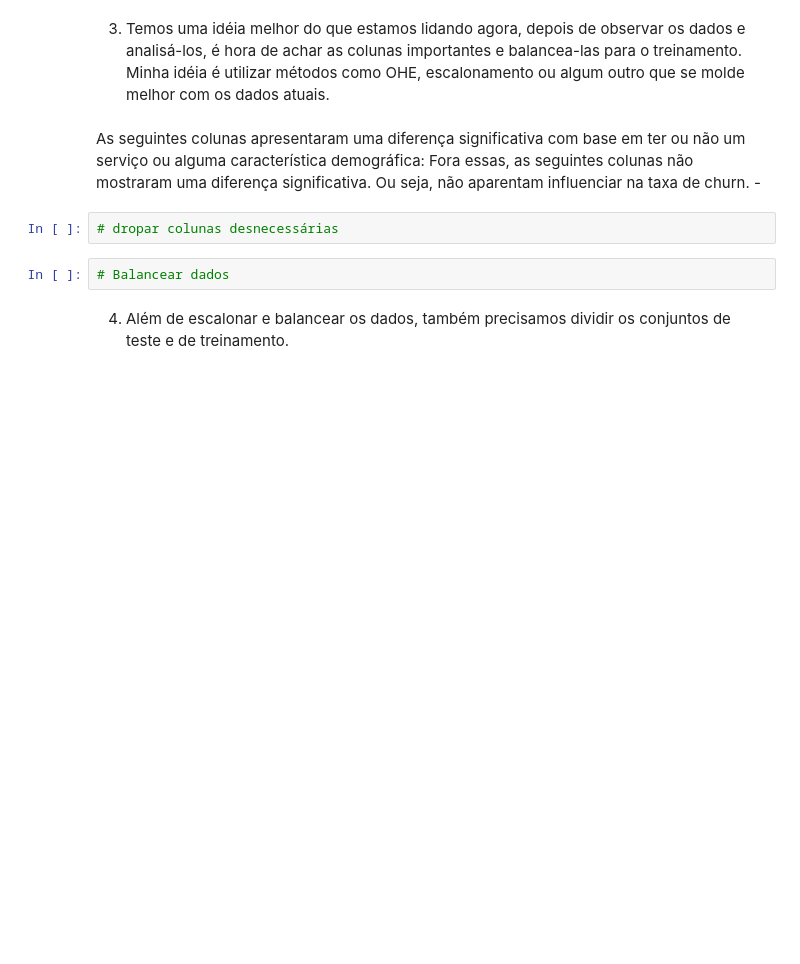
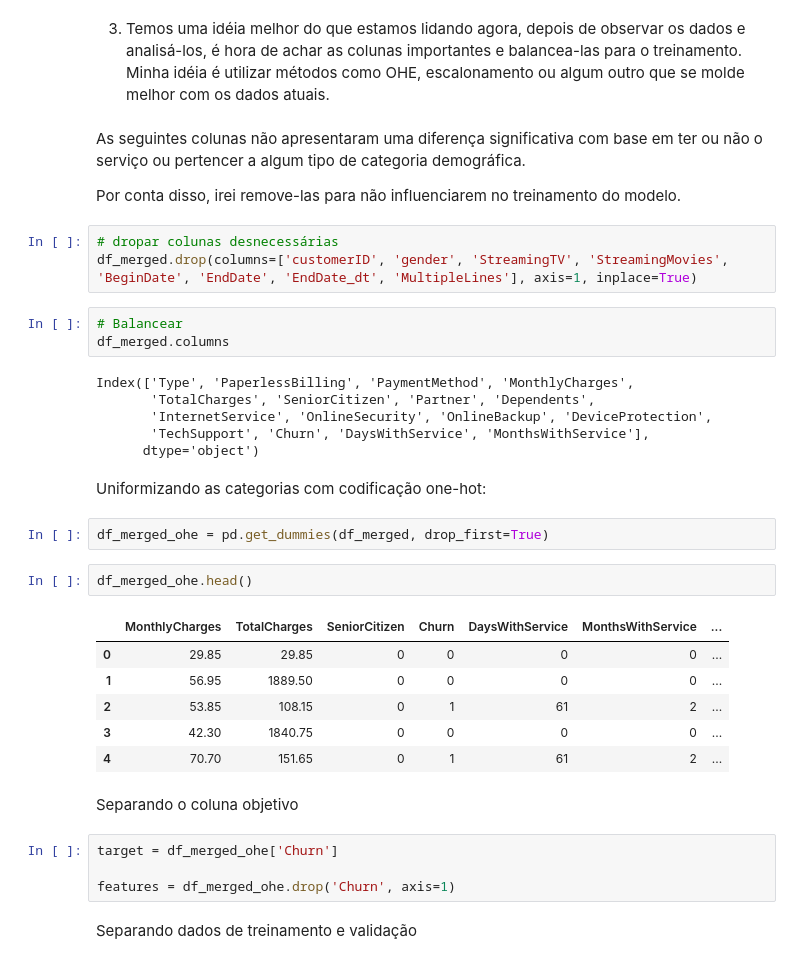
Before and after one commit to henriqueTsugiyama/notebooks-analysis, a Jupyter notebook: telecom-model-ML/final_project.ipynb, the cells around one changed output. Cells and saved outputs as stored; diff of their text form; blank space fills up the shorter version.

```diff
--- a/telecom-model-ML/final_project.ipynb
+++ b/telecom-model-ML/final_project.ipynb
@@ -534,12 +545,39 @@ for i, col in enumerate(merged_columns):
 # %% [markdown]
 3. Temos uma idéia melhor do que estamos lidando agora, depois de observar os dados e analisá-los, é hora de achar as colunas importantes e balancea-las para o treinamento. Minha idéia é utilizar métodos como OHE, escalonamento ou algum outro que se molde melhor com os dados atuais.
 # %% [markdown]
- As seguintes colunas apresentaram uma diferença significativa com base em ter ou não um serviço ou alguma característica demográfica:
- Fora essas, as seguintes colunas não mostraram uma diferença significativa. Ou seja, não aparentam influenciar na taxa de churn.
-    -
+ As seguintes colunas não apresentaram uma diferença significativa com base em ter ou não o serviço ou pertencer a algum tipo de categoria demográfica.
+
+ Por conta disso, irei remove-las para não influenciarem no treinamento do modelo.
 # %%
 # dropar colunas desnecessárias
+df_merged.drop(columns=['customerID', 'gender', 'StreamingTV', 'StreamingMovies', 'BeginDate', 'EndDate', 'EndDate_dt', 'MultipleLines'], axis=1, inplace=True)
 # %%
-# Balancear dados
+# Balancear
+df_merged.columns
+# %% [output]
+Index(['Type', 'PaperlessBilling', 'PaymentMethod', 'MonthlyCharges',
+       'TotalCharges', 'SeniorCitizen', 'Partner', 'Dependents',
+       'InternetService', 'OnlineSecurity', 'OnlineBackup', 'DeviceProtection',
+       'TechSupport', 'Churn', 'DaysWithService', 'MonthsWithService'],
+      dtype='object')
-# %% [markdown]
-4. Além de escalonar e balancear os dados, também precisamos dividir os conjuntos de teste e de treinamento.
+# %% [markdown]
+Uniformizando as categorias com codificação one-hot:
+# %%
+df_merged_ohe = pd.get_dummies(df_merged, drop_first=True)
+# %%
+df_merged_ohe.head()
+# %% [output]
+|  | MonthlyCharges | TotalCharges | SeniorCitizen | Churn | DaysWithService | MonthsWithService | ... |
+| 0 | 29.85 | 29.85 | 0 | 0 | 0 | 0 | ... |
+| 1 | 56.95 | 1889.50 | 0 | 0 | 0 | 0 | ... |
+| 2 | 53.85 | 108.15 | 0 | 1 | 61 | 2 | ... |
+| 3 | 42.30 | 1840.75 | 0 | 0 | 0 | 0 | ... |
+| 4 | 70.70 | 151.65 | 0 | 1 | 61 | 2 | ... |
+# %% [markdown]
+Separando o coluna objetivo
+# %%
+target = df_merged_ohe['Churn']
+
+features = df_merged_ohe.drop('Churn', axis=1)
+# %% [markdown]
+Separando dados de treinamento e validação
```
Also changed, not shown: parts of 18 cells of this notebook, 1 other file.
